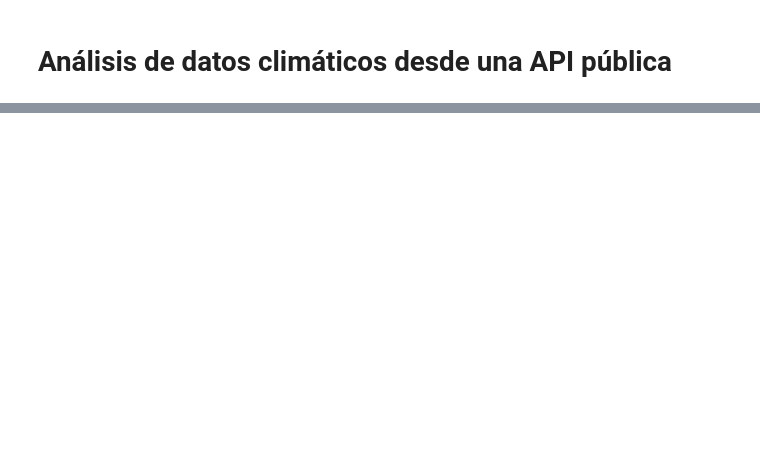
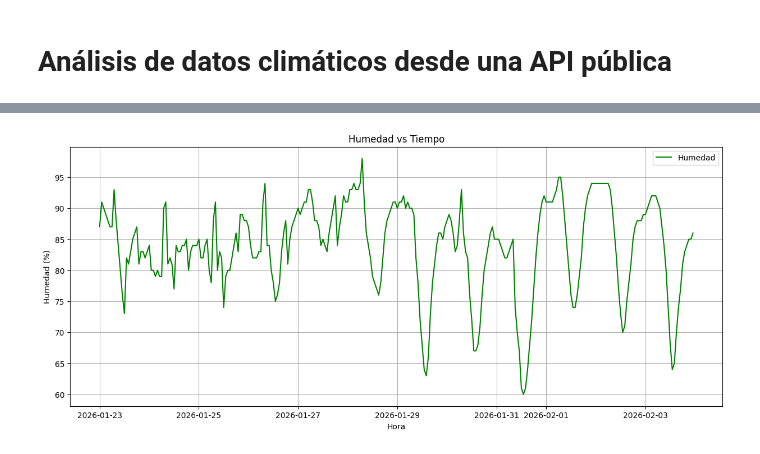
Before and after one commit to StalkerData/Ciencia_de_Datos, a Jupyter notebook: Nivel_1/analisis_datos_api/notebooks/analisis_datos.ipynb, the cells around one changed output, grey strips where cells are left out. Saved outputs shown, nothing was run; the diff lists cells and outputs as text; code cells hidden in the pictures; blank space fills up the shorter version.

```diff
--- a/Nivel_1/analisis_datos_api/notebooks/analisis_datos.ipynb
+++ b/Nivel_1/analisis_datos_api/notebooks/analisis_datos.ipynb
@@ -48,0 +160,14 @@ df
+# %%
+# Humedad vs tiempo
+crear_grafica_lineas(
+    df["Hora"],
+    df["Humedad"],
+    "Humedad vs Tiempo",
+    "Hora",
+    "Humedad (%)",
+    color="g",
+    label="Humedad",
+    nombre="humedad_vs_tiempo",
+)
+# %% [output]
+[figure, added]
```
Also changed, not shown: parts of 12 cells of this notebook, 1 other file.
